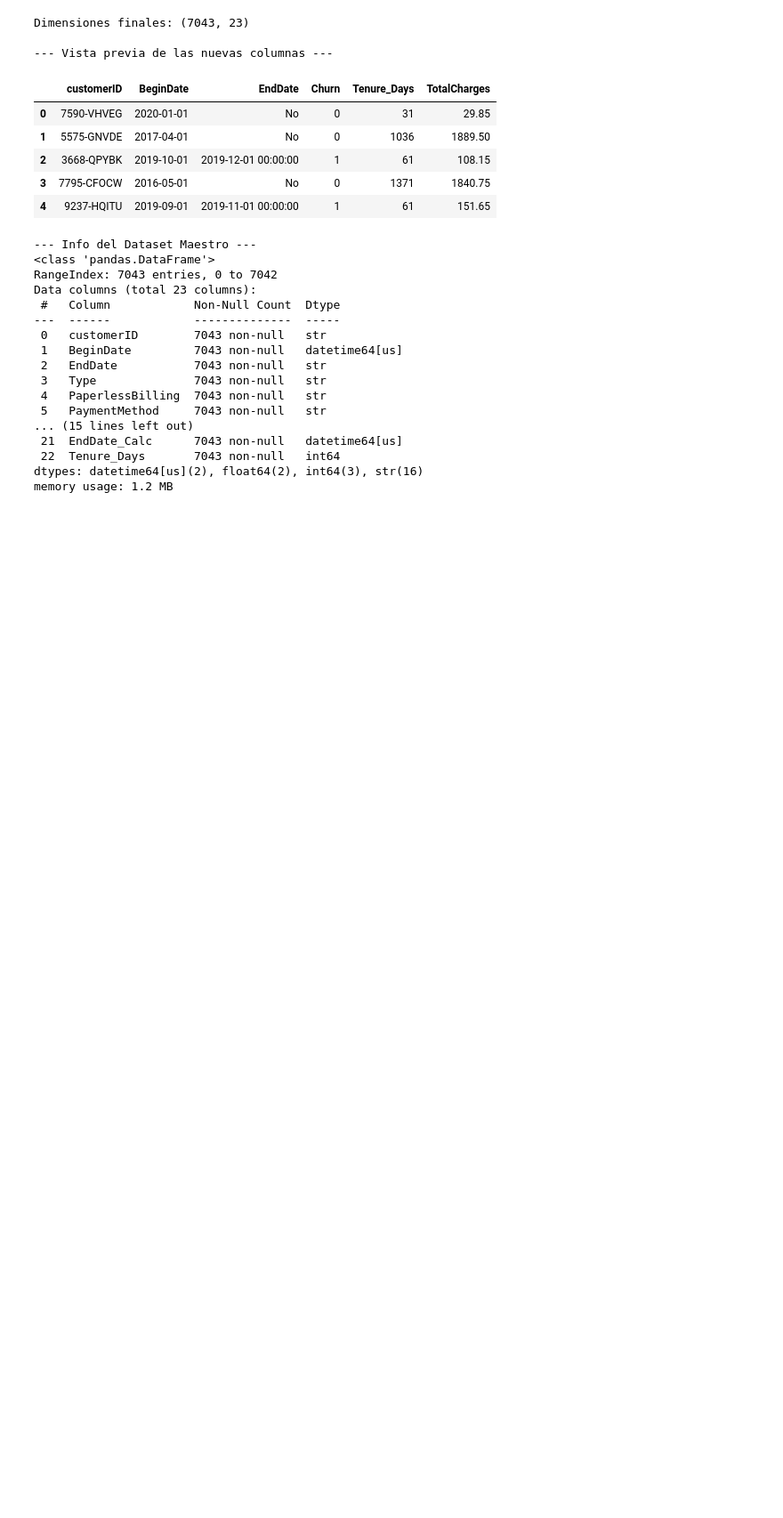
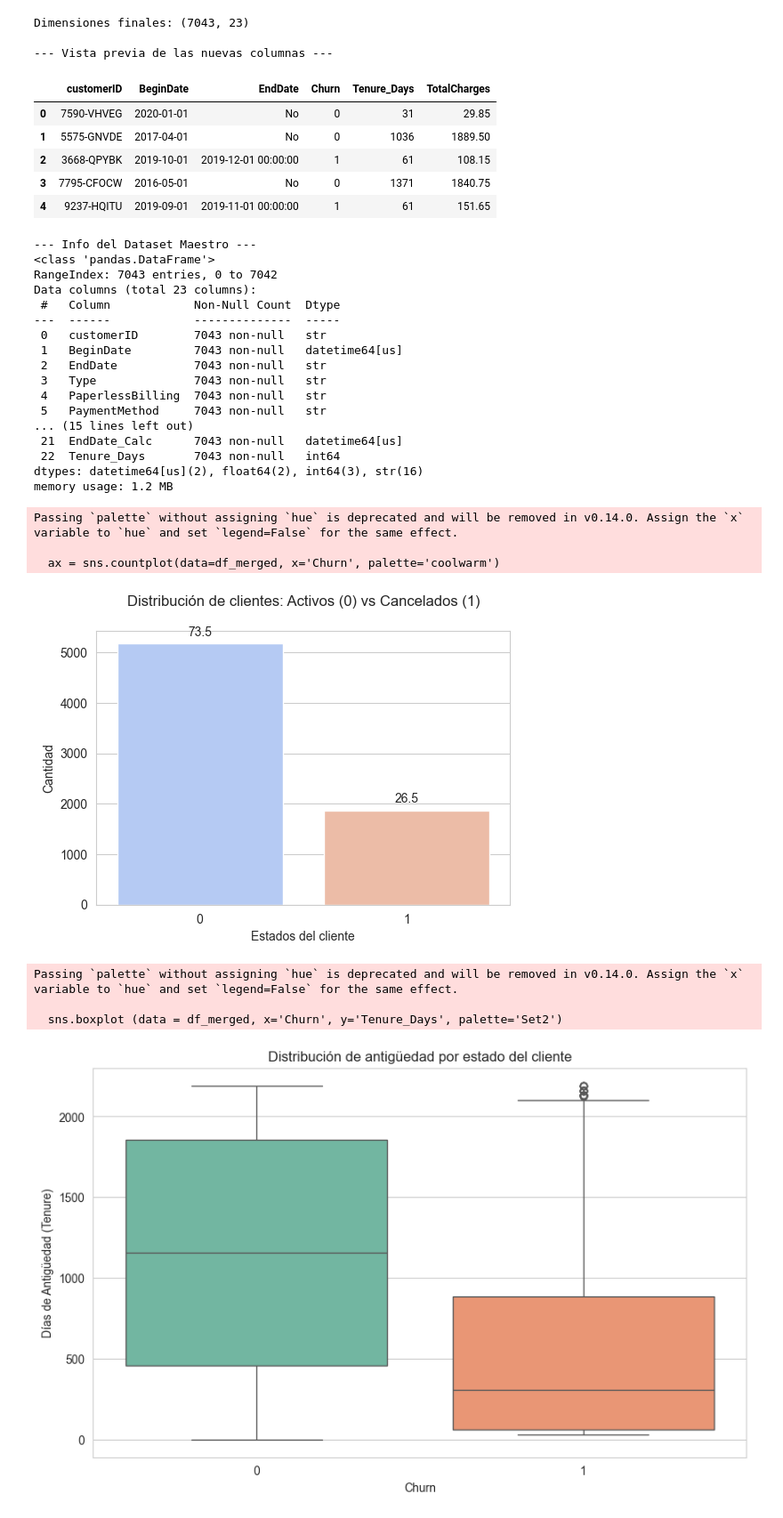
Before and after one commit to Juanhv24/Telecom, a Jupyter notebook: Notebooks/telecom.ipynb, the cells around one changed output. Shown at 89% size. Cells and saved outputs as stored; diff of their text form; code cells hidden in the pictures; blank space fills up the shorter version.

```diff
--- a/Notebooks/telecom.ipynb
+++ b/Notebooks/telecom.ipynb
@@ -104,3 +104,63 @@ Data columns (total 23 columns):
  22  Tenure_Days       7043 non-null   int64
 dtypes: datetime64[us](2), float64(2), int64(3), str(16)
 memory usage: 1.2 MB
+# %%
+import matplotlib.pyplot as plt
+import seaborn as sns
+sns.set_style('whitegrid')
+
+# 1. Distribución de la variable objetivo (Churn)
+plt.figure (figsize=(6, 4))
+ax = sns.countplot(data=df_merged, x='Churn', palette='coolwarm')
+plt.title ('Distribución de clientes: Activos (0) vs Cancelados (1)', pad=20)
+plt.xlabel ('Estados del cliente')
+plt.ylabel ('Cantidad')
+
+total = len(df_merged)
+for p in ax.patches:
+    percentage =round(100*p.get_height()/total, 1)
+    x = p.get_x() + p.get_width() / 2
+    y = p.get_height() + 100
+    ax.annotate(percentage, (x, y), ha='center', va='bottom')
+plt.show()
+
+# 2. Relación Antigüedad (Tenure) vs Churn
+plt.figure (figsize=(10,6))
+sns.boxplot (data = df_merged, x='Churn', y='Tenure_Days', palette='Set2')
+plt.title ('Distribución de antigüedad por estado del cliente')
+plt.ylabel ('Días de Antigüedad (Tenure)')
+plt.show ()
+
+# 3. Densidad de cargos Mensuales vs Churn
+plt.figure (figsize=(10,6))
+sns.kdeplot (data=df_merged[df_merged['Churn']==0]['MonthlyCharges'], label='Activos (0)', fill=True, color='green', alpha=0.3)
+sns.kdeplot (data=df_merged[df_merged['Churn']==1]['MonthlyCharges'], label='Cancelados (1)', fill=True, color='red', alpha=0.3)
+plt.title ('Impacto de los Cargos Mensuales en la Cancelación')
+plt.xlabel ('Cargos Mensuales ($)')
+plt.legend ()
+plt.show ()
+
+# 4. Tasa de Cancelación por tipo de contrato
+plt.figure (figsize=(8,5))
+contract_churn = df_merged.groupby('Type')['Churn'].mean().reset_index()
+sns.barplot (data=contract_churn, x='Type', y='Churn', palette='viridis')
+plt.title ('Probabilidad de Fuga por tipo de contrato')
+plt.ylabel ('Tasa de Churn (0-1)')
+plt.show ()
+
+# 5. Mapa de Calor de correlaciones Numéricas
+plt.figure (figsize=(10,8))
+numeric_cols=['Tenure_Days', 'MonthlyCharges', 'TotalCharges', 'Churn']
+corr_matrix = df_merged[numeric_cols].corr()
+sns.heatmap (corr_matrix, annot=True, cmap='coolwarm', fmt='.2f', linewidths=0.5)
+plt.title ('Correlación Pearson: Variables Numéricas')
+plt.show ()
+# %% [output]
+Passing `palette` without assigning `hue` is deprecated and will be removed in v0.14.0. Assign the `x` variable to `hue` and set `legend=False` for the same effect.
+
+  ax = sns.countplot(data=df_merged, x='Churn', palette='coolwarm')
+[figure, added]
+Passing `palette` without assigning `hue` is deprecated and will be removed in v0.14.0. Assign the `x` variable to `hue` and set `legend=False` for the same effect.
+
+  sns.boxplot (data = df_merged, x='Churn', y='Tenure_Days', palette='Set2')
+[figure, added]
```
Also changed, not shown: parts of 2 cells of this notebook.
